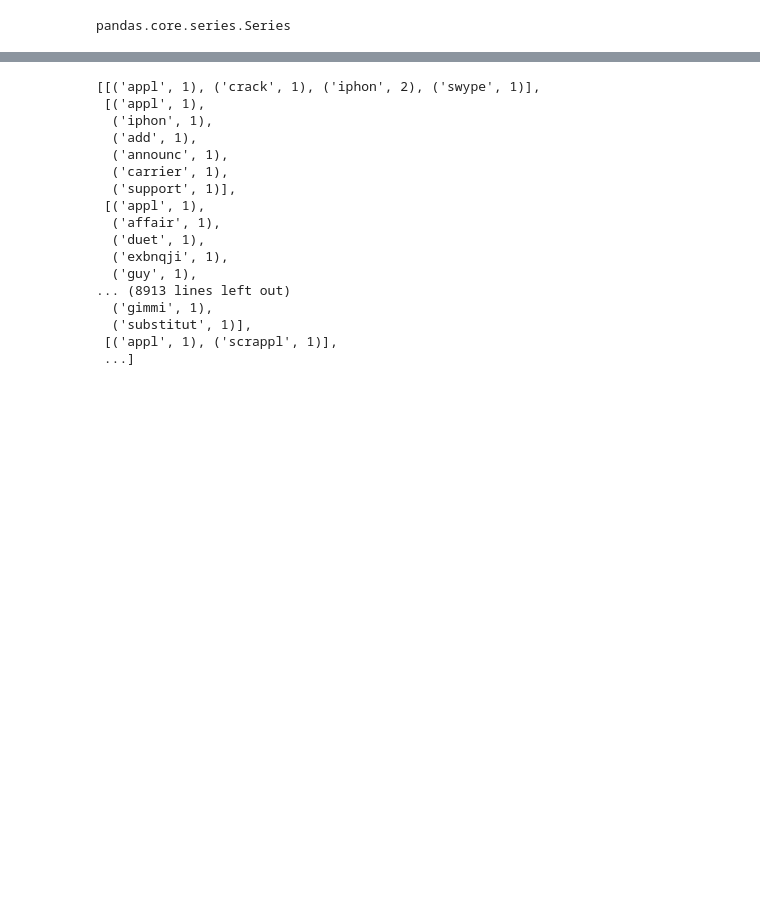
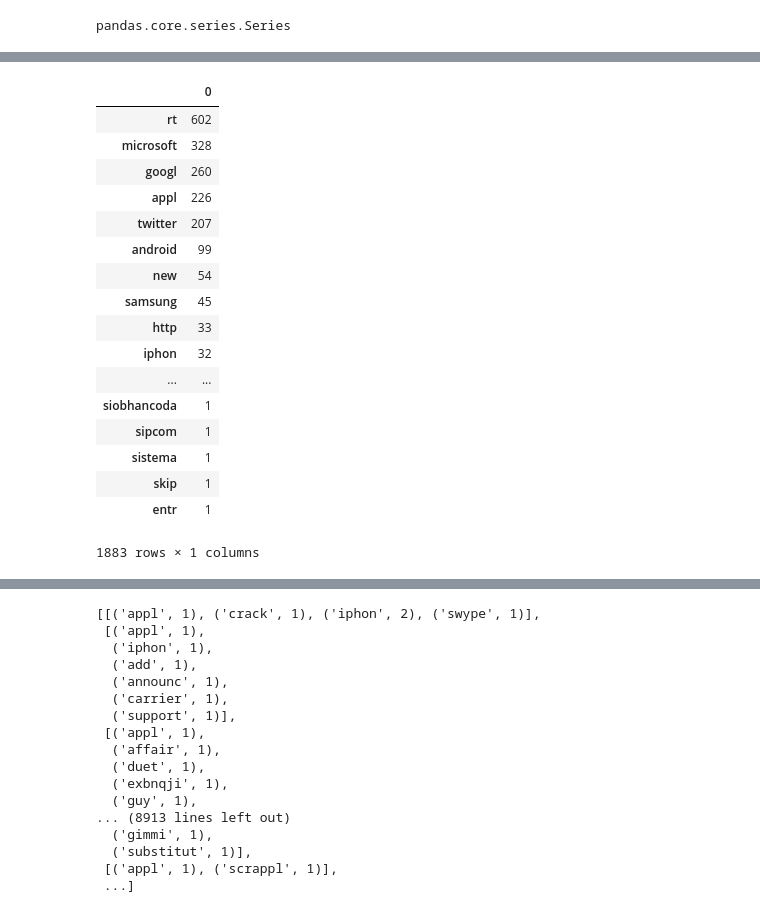
Before and after one commit to Jsiewierski11/Twitter_Analysis, a Jupyter notebook: Twitter_EDA.ipynb, the cells around one changed output, grey strips where cells are left out. Drawn from its saved outputs; the diff is of its cells as text; code cells hidden in the pictures; blank space fills up the shorter version.

```diff
--- a/Twitter_EDA.ipynb
+++ b/Twitter_EDA.ipynb
@@ -71,0 +75,3 @@ pandas.core.series.Series
+# %%
+doc_array = doc_array.reshape((-1,1))
+doc_array[0]
@@ -71,0 +80,6 @@ pandas.core.series.Series
+# %%
+def wc_whole_corpus(doc_array):
+#     doc_array = np.array(doc_array).flatten()
+    y = np.array([np.array(xi[0][0]).flatten() for xi in doc_array]).flatten()
+    unique, counts = np.unique(y, return_counts=True)
+    return dict(zip(unique, counts))
@@ -71,0 +117,22 @@ pandas.core.series.Series
+# %%
+wc_df = wc_df.sort_values(by=0, ascending=False)
+wc_df
+# %% [output]
+|  | 0 |
+| rt | 602 |
+| microsoft | 328 |
+| googl | 260 |
+| appl | 226 |
+| twitter | 207 |
+| android | 99 |
+| new | 54 |
+| samsung | 45 |
+| http | 33 |
+| iphon | 32 |
+| ... | ... |
+| siobhancoda | 1 |
+| sipcom | 1 |
+| sistema | 1 |
+| skip | 1 |
+| entr | 1 |
+1883 rows × 1 columns
```
Also changed, not shown: parts of 11 cells of this notebook, 5 other files.
